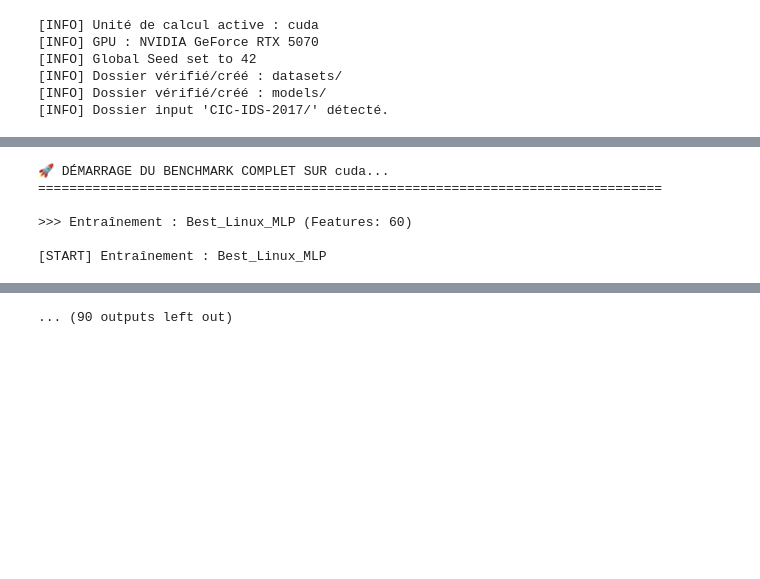
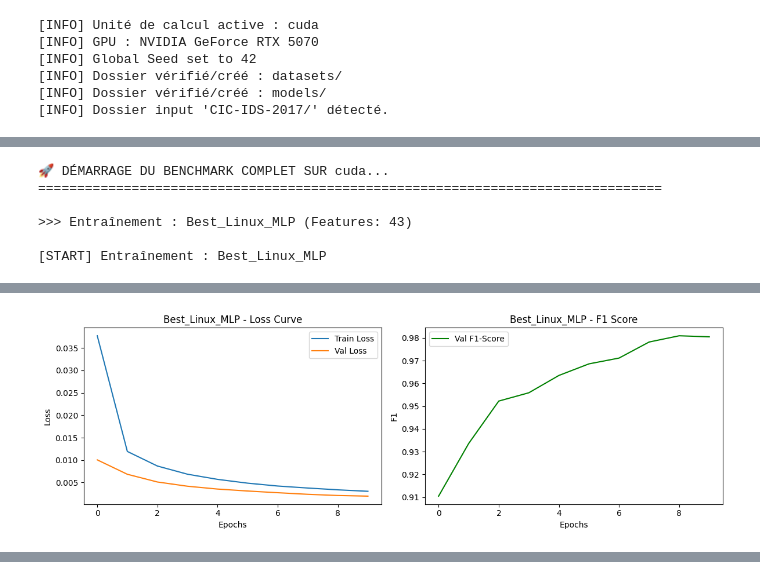
Before and after one commit to harkaso/ml-assignement, a Jupyter notebook: network_ids.ipynb, the cells around one changed output, grey strips where cells are left out. Saved outputs shown, nothing was run; the diff lists cells and outputs as text; code cells hidden in the pictures; blank space fills up the shorter version.

```diff
--- a/network_ids.ipynb
+++ b/network_ids.ipynb
@@ -727,8 +989,8 @@ results_log = []
 confusion_matrices = {}
 
 THRESHOLD = 0.5
-EPOCHS = 50
-PATIENCE = 7
+EPOCHS = 10
+PATIENCE = 3
 # Configuration des expériences
 # Format: (Platform, Architecture, Class, TrainL, TestL, PosWeight, InputDim)
 experiments = [
@@ -853,6 +1115,6 @@ for platform, arch, model_cls, t_loader, v_loader, p_weight, in_dim, width_facto
 🚀 DÉMARRAGE DU BENCHMARK COMPLET SUR cuda...
 ================================================================================
 
->>> Entraînement : Best_Linux_MLP (Features: 60)
+>>> Entraînement : Best_Linux_MLP (Features: 43)
 
 [START] Entraînement : Best_Linux_MLP
@@ -868,0 +1132 @@ Epoch 10/50 | Train Loss: 0.0030 | Val Loss: 0.0020 | F1: 0.9785 | Precision: 0.
+[figure, added]
@@ -870,4 +1134,3 @@ Epoch 11/50 | Train Loss: 0.0028 | Val Loss: 0.0018 | F1: 0.9812 | Precision: 0.
-... (90 outputs left out)
 # %%
 print("\n=== 🏆 TABLEAU COMPARATIF FINAL ===")
 df_results = pd.DataFrame(results_log)
```
Also changed, not shown: parts of 8 cells of this notebook, 1 other file.
